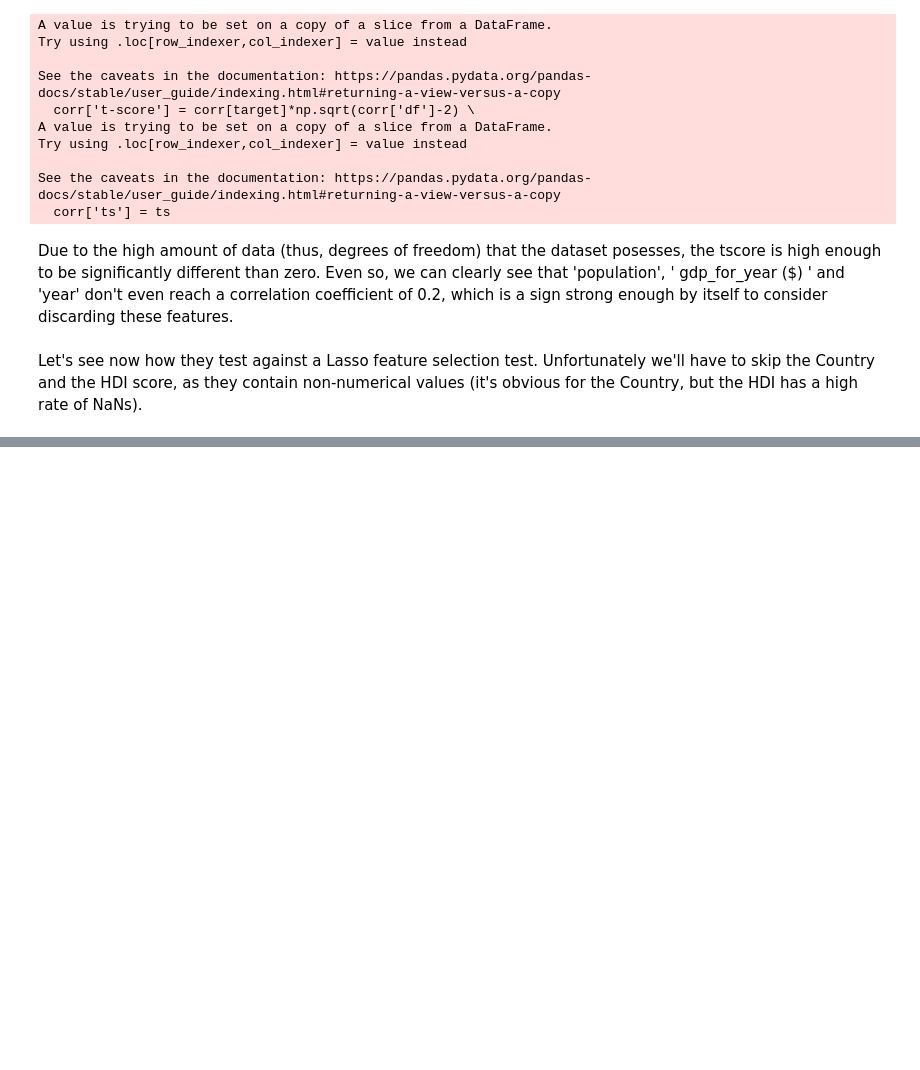
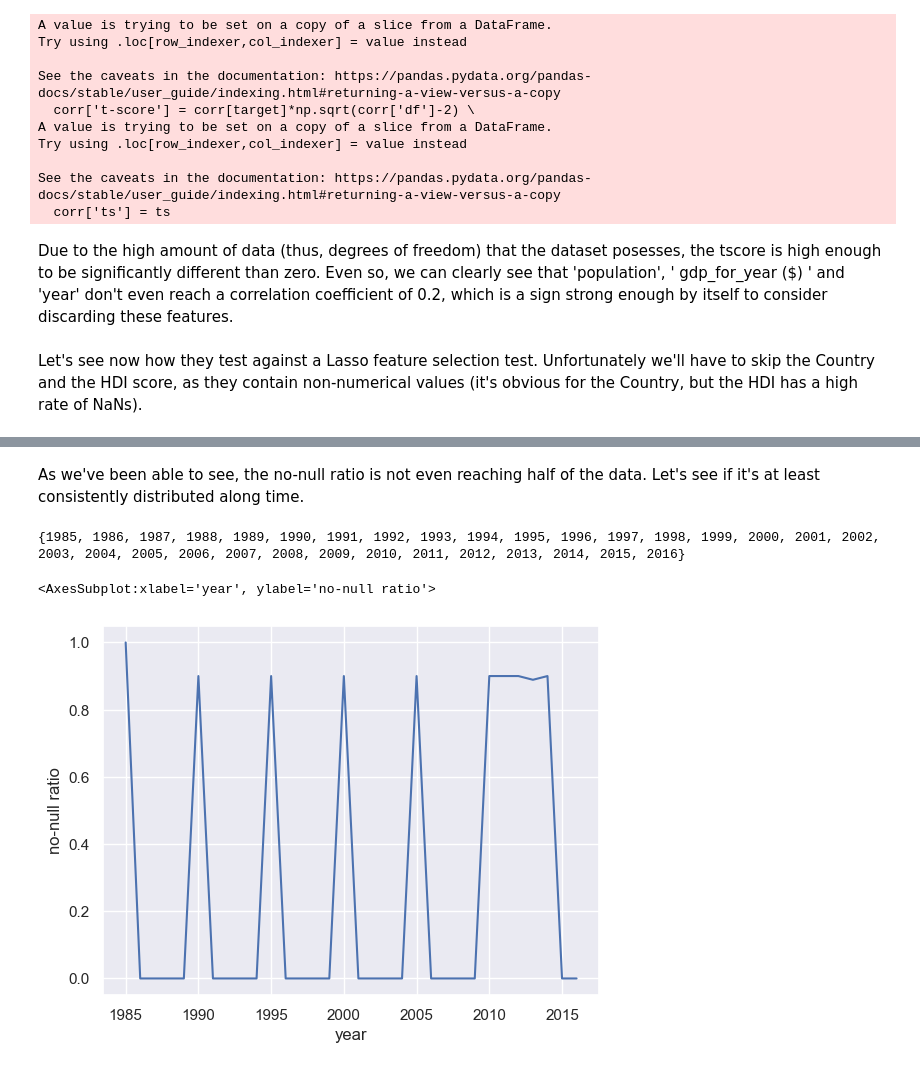
Before and after one commit to Nerocraft4/kaggle-suicide-rate-study, a Jupyter notebook: code/Main.ipynb, the cells around one changed output, grey strips where cells are left out. Cells and saved outputs as stored; diff of their text form; code cells hidden in the pictures; blank space fills up the shorter version.

```diff
--- a/code/Main.ipynb
+++ b/code/Main.ipynb
@@ -229,0 +276,17 @@ TypeError: lasso_feature_selection() got an unexpected keyword argument 'alph'
+# %% [markdown]
+As we've been able to see, the no-null ratio is not even reaching half of the data. Let's see if it's at least consistently distributed along time.
+# %%
+years = set(raw['year'])
+nonan = []
+for c in years:
+    parted = raw[raw['year']==c]['HDI for year']
+    parted = parted.apply(lambda x: 1 if pd.notna(x) else 0)
+    nonan.append(sum(parted)/len(parted))
+print(years)
+tdf = pd.DataFrame([years,nonan]).transpose()
+tdf = tdf.rename(columns={0:'year',1:'no-null ratio'})
+sns.lineplot(data=tdf,x='year',y='no-null ratio')
+# %% [output]
+{1985, 1986, 1987, 1988, 1989, 1990, 1991, 1992, 1993, 1994, 1995, 1996, 1997, 1998, 1999, 2000, 2001, 2002, 2003, 2004, 2005, 2006, 2007, 2008, 2009, 2010, 2011, 2012, 2013, 2014, 2015, 2016}
+<AxesSubplot:xlabel='year', ylabel='no-null ratio'>
+[figure, added]
```
Also changed, not shown: parts of 10 cells of this notebook, 1 other file.
